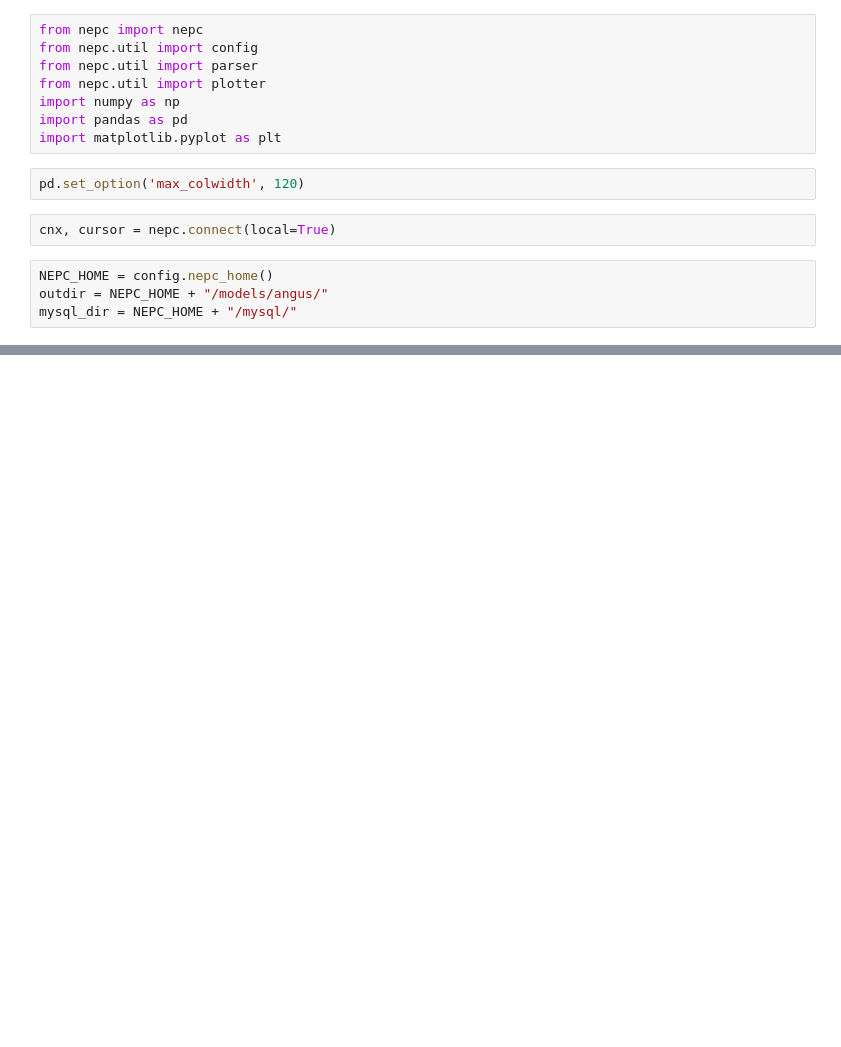
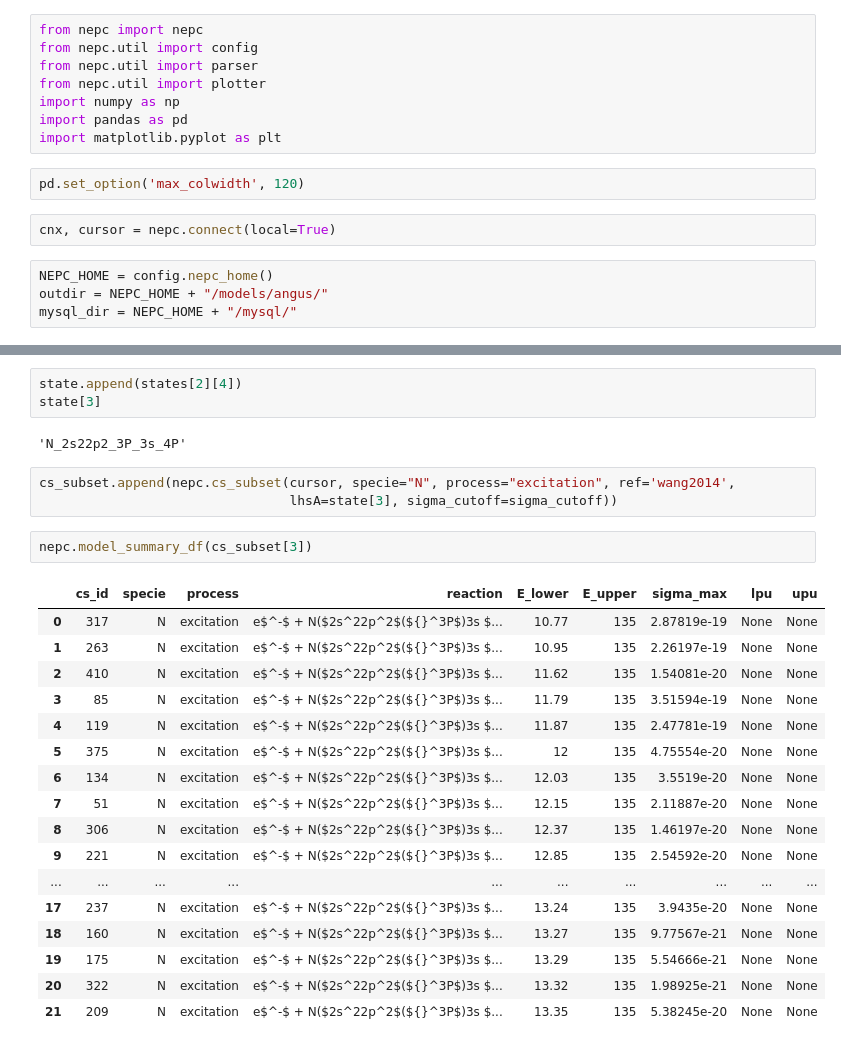
Before and after one commit to USNavalResearchLaboratory/nepc, a Jupyter notebook: models/angus/angus_req_generator.ipynb, the cells around one changed output, grey strips where cells are left out. Saved outputs shown, nothing was run; the diff lists cells and outputs as text; blank space fills up the shorter version.

```diff
--- a/models/angus/angus_req_generator.ipynb
+++ b/models/angus/angus_req_generator.ipynb
@@ -152,0 +122,28 @@ plotter.plot_nepc_model(ax, cs_subset, 1E-20,
+# %%
+state.append(states[2][4])
+state[3]
+# %% [output]
+'N_2s22p2_3P_3s_4P'
+# %%
+cs_subset.append(nepc.cs_subset(cursor, specie="N", process="excitation", ref='wang2014',
+                                lhsA=state[3], sigma_cutoff=sigma_cutoff))
+# %%
+nepc.model_summary_df(cs_subset[3])
+# %% [output]
+|  | cs_id | specie | process | reaction | E_lower | E_upper | sigma_max | lpu | upu |
+| 0 | 317 | N | excitation | e$^-$ + N($2s^22p^2$(${}^3P$)3s $... | 10.77 | 135 | 2.87819e-19 | None | None |
+| 1 | 263 | N | excitation | e$^-$ + N($2s^22p^2$(${}^3P$)3s $... | 10.95 | 135 | 2.26197e-19 | None | None |
+| 2 | 410 | N | excitation | e$^-$ + N($2s^22p^2$(${}^3P$)3s $... | 11.62 | 135 | 1.54081e-20 | None | None |
+| 3 | 85 | N | excitation | e$^-$ + N($2s^22p^2$(${}^3P$)3s $... | 11.79 | 135 | 3.51594e-19 | None | None |
+| 4 | 119 | N | excitation | e$^-$ + N($2s^22p^2$(${}^3P$)3s $... | 11.87 | 135 | 2.47781e-19 | None | None |
+| 5 | 375 | N | excitation | e$^-$ + N($2s^22p^2$(${}^3P$)3s $... | 12 | 135 | 4.75554e-20 | None | None |
+| 6 | 134 | N | excitation | e$^-$ + N($2s^22p^2$(${}^3P$)3s $... | 12.03 | 135 | 3.5519e-20 | None | None |
+| 7 | 51 | N | excitation | e$^-$ + N($2s^22p^2$(${}^3P$)3s $... | 12.15 | 135 | 2.11887e-20 | None | None |
+| 8 | 306 | N | excitation | e$^-$ + N($2s^22p^2$(${}^3P$)3s $... | 12.37 | 135 | 1.46197e-20 | None | None |
+| 9 | 221 | N | excitation | e$^-$ + N($2s^22p^2$(${}^3P$)3s $... | 12.85 | 135 | 2.54592e-20 | None | None |
+| ... | ... | ... | ... | ... | ... | ... | ... | ... | ... |
+| 17 | 237 | N | excitation | e$^-$ + N($2s^22p^2$(${}^3P$)3s $... | 13.24 | 135 | 3.9435e-20 | None | None |
+| 18 | 160 | N | excitation | e$^-$ + N($2s^22p^2$(${}^3P$)3s $... | 13.27 | 135 | 9.77567e-21 | None | None |
+| 19 | 175 | N | excitation | e$^-$ + N($2s^22p^2$(${}^3P$)3s $... | 13.29 | 135 | 5.54666e-21 | None | None |
+| 20 | 322 | N | excitation | e$^-$ + N($2s^22p^2$(${}^3P$)3s $... | 13.32 | 135 | 1.98925e-21 | None | None |
+| 21 | 209 | N | excitation | e$^-$ + N($2s^22p^2$(${}^3P$)3s $... | 13.35 | 135 | 5.38245e-20 | None | None |
```
Also changed, not shown: parts of 39 cells of this notebook, 4 other files.
